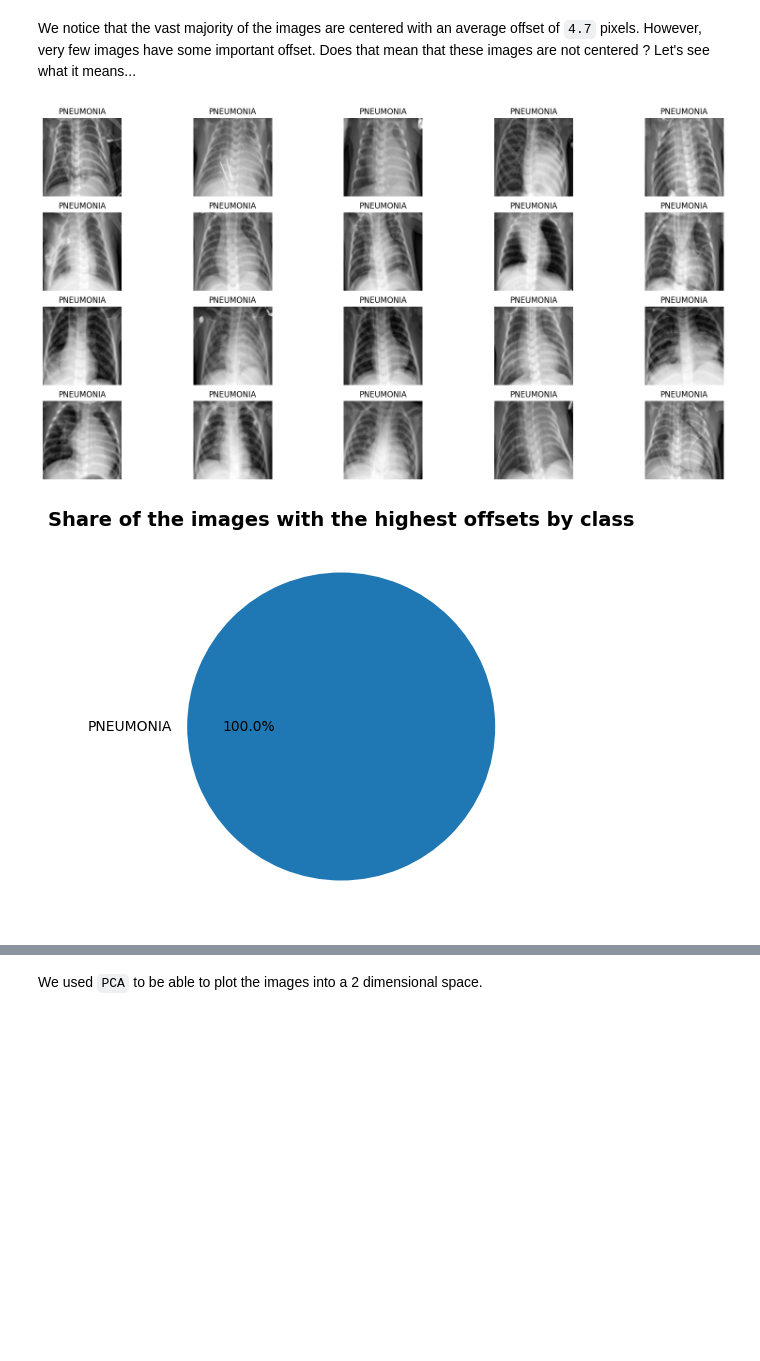
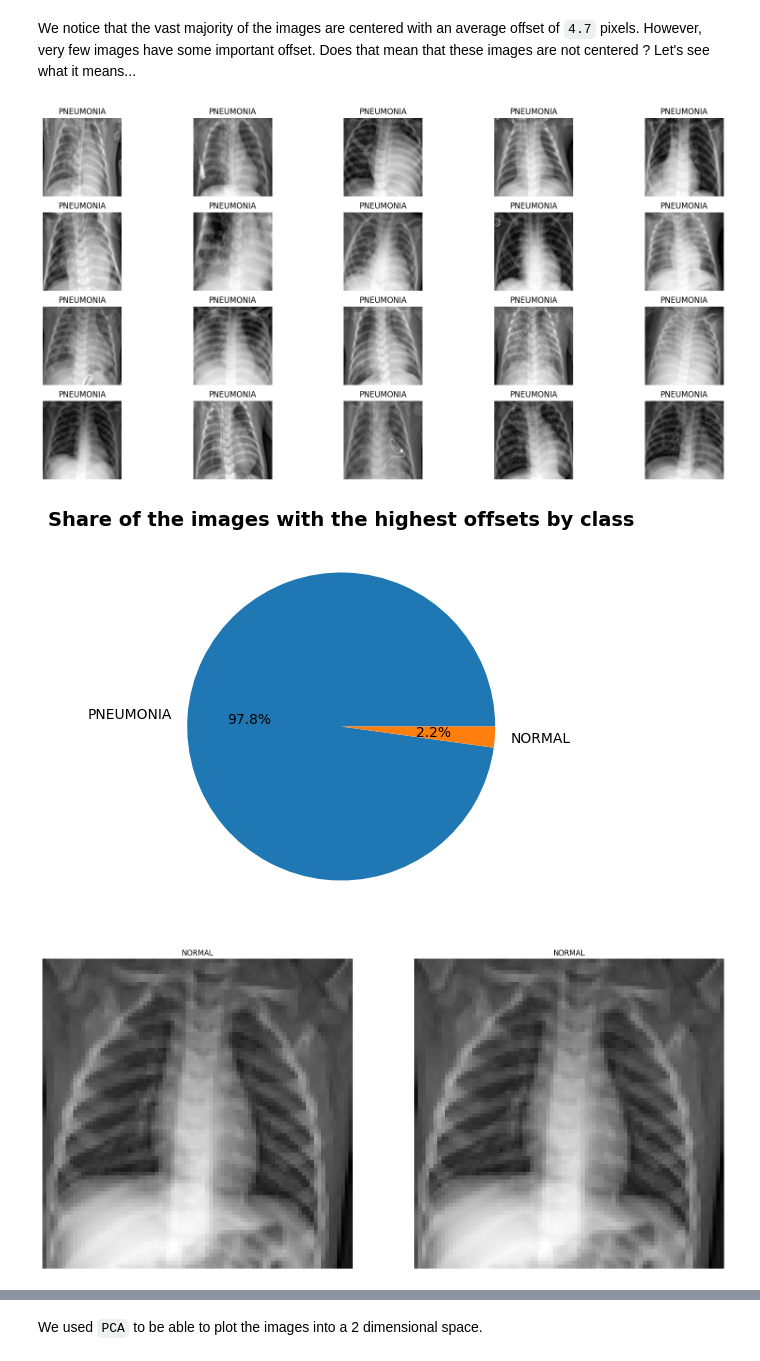
Before and after one commit to Az-r-ow/zoidberg, a Jupyter notebook: main.ipynb, the cells around one changed output, grey strips where cells are left out. Cells and saved outputs as stored; diff of their text form; code cells hidden in the pictures; blank space fills up the shorter version.

```diff
--- a/main.ipynb
+++ b/main.ipynb
@@ -12,13 +12,17 @@ dataset = load_dataset("Az-r-ow/chest_xray", split="train")
 from PIL import Image
 from io import BytesIO
 
-labels = dataset.features['label'].names
+labels = dataset.features["label"].names
+
 
 def format_dataset(dataset):
-  pd_dataset = dataset.to_pandas()
-  pd_dataset['true_label'] = pd_dataset['label'].map(lambda x: labels[x])
-  pd_dataset['image'] = pd_dataset['image'].map(lambda i: Image.open(BytesIO(i["bytes"])))
-  return pd_dataset
+    pd_dataset = dataset.to_pandas()
+    pd_dataset["true_label"] = pd_dataset["label"].map(lambda x: labels[x])
+    pd_dataset["image"] = pd_dataset["image"].map(
+        lambda i: Image.open(BytesIO(i["bytes"]))
+    )
+    return pd_dataset
+
 
 # Converting to pandas will encode the images to bytestrings
 train_data = format_dataset(dataset)
@@ -405,27 +466,37 @@ We notice that the vast majority of the images are centered with an average offs
 # %%
-high_offset_images = {
-  "image": [],
-  "true_label": [],
-  "x_com": [],
-  "y_com": []
-}
+%matplotlib inline
+high_offset_images = {"image": [], "true_label": [], "x_com": [], "y_com": []}
 
 for i, offset in enumerate(offsets):
-  if np.sum(offset) > 20:
-    high_offset_images["image"].append(x_train[i])
-    high_offset_images["true_label"].append(labels[y_train[i]])
-    x_com, y_com = get_center_of_mass(x_train[i])
-    high_offset_images["x_com"].append([x_com])
-    high_offset_images["y_com"].append([y_com])
+    if np.sum(offset) > 20:
+        high_offset_images["image"].append(x_train[i])
+        high_offset_images["true_label"].append(labels[y_train[i]])
+        x_com, y_com = get_center_of_mass(x_train[i])
+        high_offset_images["x_com"].append([x_com])
+        high_offset_images["y_com"].append([y_com])
 
 high_offset_images = pd.DataFrame(high_offset_images)
 x_com = high_offset_images["x_com"].to_list()
 y_com = high_offset_images["y_com"].to_list()
 
 display_images(high_offset_images, 4, 5)
 
-plot_value_counts(high_offset_images, "true_label", "Share of the images with the highest offsets by class")
+plot_value_counts(
+    high_offset_images,
+    "true_label",
+    "Share of the images with the highest offsets by class",
+)
+
+# Filter normal images that have a high offset
+normal_high_offset_images = high_offset_images[high_offset_images["true_label"] == "NORMAL"].reset_index(drop=True)
+num_normal_images = len(normal_high_offset_images)
+
+if num_normal_images:
+    cols = num_normal_images if num_normal_images < 5 else 5
+    rows = min(math.floor(num_normal_images / cols), 3)
+    display_images(normal_high_offset_images, rows, cols)
 # %% [output]
-[figure, old version]
+[figure, new version]
-[figure, old version]
+[figure, new version]
+[figure, added]
 # %% [markdown]
```
Also changed, not shown: parts of 17 cells of this notebook, 1 other file.
